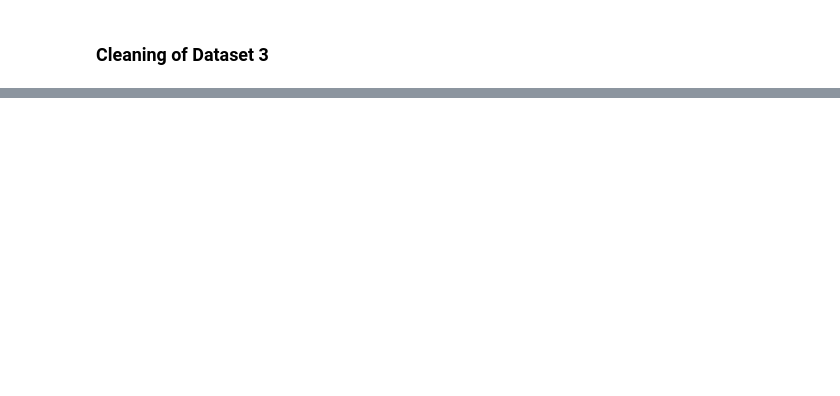
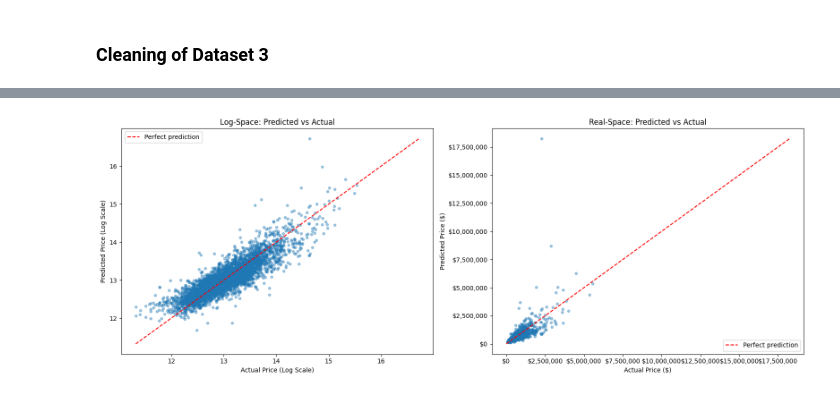
Before and after one commit to FishyFoshy/COMP3608-Project, a Jupyter notebook: Dataset_3.ipynb, the cells around one changed output, grey strips where cells are left out. Drawn from its saved outputs; the diff is of its cells as text; code cells hidden in the pictures; blank space fills up the shorter version.

```diff
--- a/Dataset_3.ipynb
+++ b/Dataset_3.ipynb
@@ -7,6 +7,7 @@ import pandas as pd
 from sklearn.preprocessing import StandardScaler
 from sklearn.model_selection import train_test_split
 import warnings
+import numpy as np
 warnings.filterwarnings('ignore')
 
 pd.set_option('display.max_columns', None)
@@ -24,6 +25,12 @@ df3.dropna(inplace=True)
 non_numerical_columns = ['price']
 numerical_features = [col for col in df3.columns if col not in non_numerical_columns]
 
+df3_outr = df3.copy()
+
+#Log Transform
+df3['price'] = np.log1p(df3['price'])
+
+
 # Scale numerical features
 scaler = StandardScaler()
 df3[numerical_features] = scaler.fit_transform(df3[numerical_features])
@@ -31,6 +38,8 @@ df3[numerical_features] = scaler.fit_transform(df3[numerical_features])
 # One-Hot Encodes all categorical data
 categorical_cols_to_encode = df3.select_dtypes(include='object').columns
 df3 = pd.get_dummies(df3, columns=categorical_cols_to_encode, drop_first=True)
+
+
 
 # Identifies target column from the features
 target_column = 'price'
@@ -104,0 +113,67 @@ limitation : the inclusion of outliars
+# %%
+y_test_real = np.expm1(y_test)
+predictions_real = np.expm1(predictions)
+
+print("----Log Space Metrics---")
+print(f"RMSE: ${metrics.root_mean_squared_error(y_test, predictions):,.2f}")
+print(f"MAE: ${metrics.mean_absolute_error(y_test, predictions):,.2f}")
+print(f"r2: {metrics.r2_score(y_test, predictions):.4f}\n")
+
+
+
+
+print("--- Real-Space Metrics ---")
+print(f"RMSE: ${metrics.root_mean_squared_error(y_test_real, predictions_real):,.2f}")
+print(f"MAE: ${metrics.mean_absolute_error(y_test_real, predictions_real):,.2f}")
+print(f"r2: {metrics.r2_score(y_test_real, predictions_real):.4f}\n")
+
+#Cross Validation
+def real_rmse_func(y_true, y_pred):
+    return metrics.root_mean_squared_error(np.expm1(y_true), np.expm1(y_pred))
+
+def real_mae_func(y_true, y_pred):
+    return metrics.mean_absolute_error(np.expm1(y_true), np.expm1(y_pred))
+
+scoring_dict = {
+    'real_mae': make_scorer(real_mae_func, greater_is_better=False),
+    'real_rmse': make_scorer(real_rmse_func, greater_is_better=False),
+    'r2': 'r2'
+}
+
+cv_results = cross_validate(model, x_train, y_train, cv=5, scoring=scoring_dict, return_train_score=True)
+
+print("--- Cross Validated Scores ---")
+print(f"RMSE: ${-cv_results['test_real_rmse'].mean():,.2f}")
+print(f"MAE: ${-cv_results['test_real_mae'].mean():,.2f}")
+print(f"r2: {cv_results['test_r2'].mean():.4f}\n")
+
+
+fig, (ax1, ax2) = plt.subplots(1, 2, figsize=(16, 6))
+
+
+ax1.scatter(y_test, predictions, alpha=0.4, s=15)
+max_val_log = max(y_test.max(), predictions.max())
+min_val_log = min(y_test.min(), predictions.min())
+ax1.plot([min_val_log, max_val_log], [min_val_log, max_val_log], 'r--', label='Perfect prediction')
+ax1.set_xlabel('Actual Price (Log Scale)')
+ax1.set_ylabel('Predicted Price (Log Scale)')
+ax1.set_title('Log-Space: Predicted vs Actual')
+ax1.legend()
+
+
+ax2.scatter(y_test_real, predictions_real, alpha=0.4, s=15)
+max_val_real = max(y_test_real.max(), predictions_real.max())
+ax2.plot([0, max_val_real], [0, max_val_real], 'r--', label='Perfect prediction')
+ax2.set_xlabel('Actual Price ($)')
+ax2.set_ylabel('Predicted Price ($)')
+ax2.set_title('Real-Space: Predicted vs Actual')
+ax2.legend()
+
+# Format the Real-Space graph to show dollar amounts
+formatter = ticker.StrMethodFormatter('${x:,.0f}')
+ax2.xaxis.set_major_formatter(formatter)
+ax2.yaxis.set_major_formatter(formatter)
+
+plt.tight_layout()
+plt.show()
+# %% [output]
@@ -104,0 +194 @@ limitation : the inclusion of outliars
+[figure, added]
```
Also changed, not shown: parts of 24 cells of this notebook.
